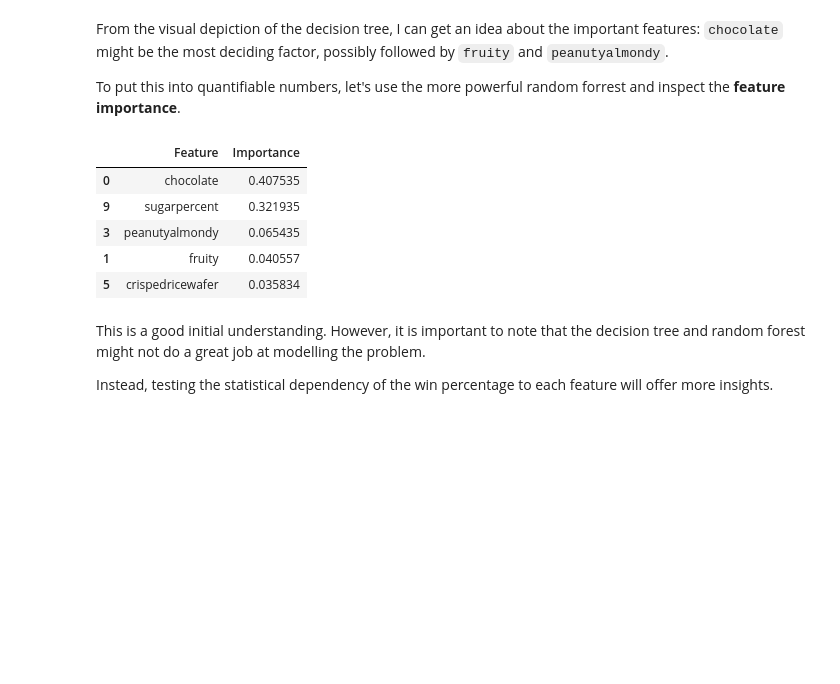
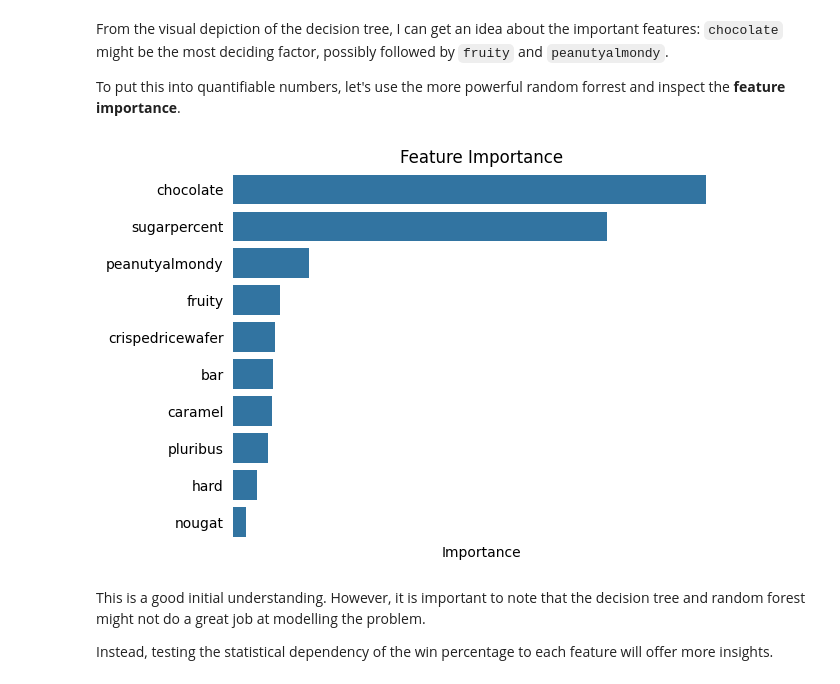
Before and after one commit to szapp/CandyAnalysis, a Jupyter notebook: analysis.ipynb, the cells around one changed output. Saved outputs shown, nothing was run; the diff lists cells and outputs as text; code cells hidden in the pictures; blank space fills up the shorter version.

```diff
--- a/analysis.ipynb
+++ b/analysis.ipynb
@@ -145,18 +144,17 @@ To put this into quantifiable numbers, let's use the more powerful random forres
 # %%
 rf = RandomForestRegressor(n_estimators=1000, random_state=123)
 rf.fit(X.drop(columns="pricepercent"), y)
 
 feature_importance = pd.DataFrame(dict(Feature=X.drop(columns="pricepercent").columns,
                                        Importance=rf.feature_importances_))
 feature_importance = feature_importance.sort_values("Importance", ascending=False)
-feature_importance.head(5)
+
+ax = sns.barplot(data=feature_importance, x="Importance", y="Feature", orient="h")
+ax.set(title="Feature Importance", ylabel=None, xticks=[])
+plt.tick_params(left=False, bottom=False)
+plt.setp(ax.spines.values(), visible=False);
 # %% [output]
-|  | Feature | Importance |
-| 0 | chocolate | 0.407535 |
-| 9 | sugarpercent | 0.321935 |
-| 3 | peanutyalmondy | 0.065435 |
-| 1 | fruity | 0.040557 |
-| 5 | crispedricewafer | 0.035834 |
+[figure, added]
 # %% [markdown]
 This is a good initial understanding.
 However, it is important to note that the decision tree and random forest might not do a great job at modelling the problem.
```
Also changed, not shown: parts of 7 cells of this notebook.
